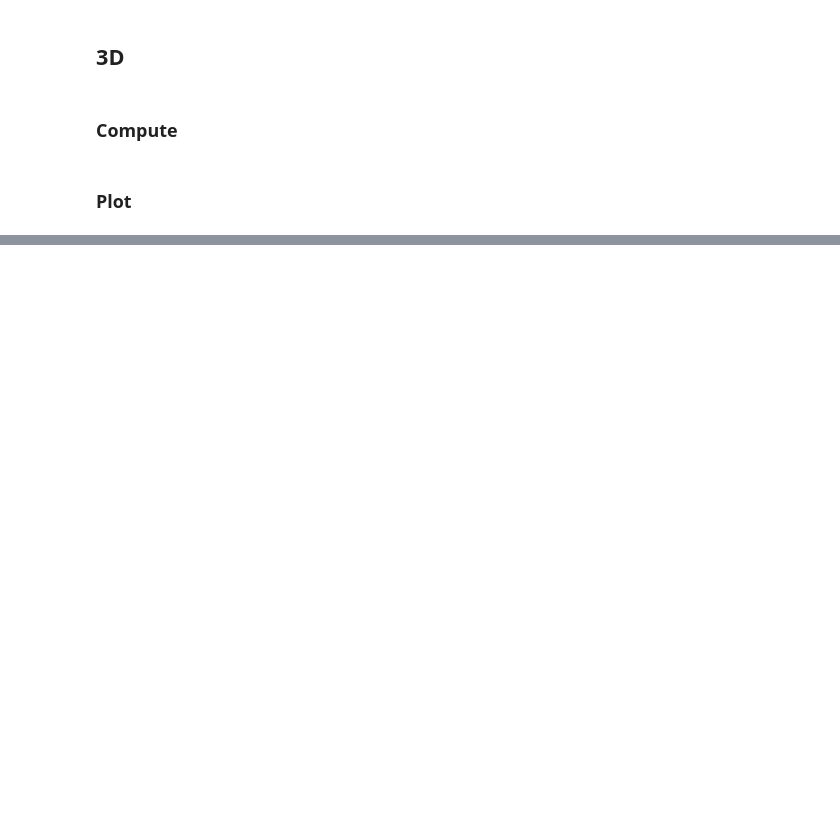
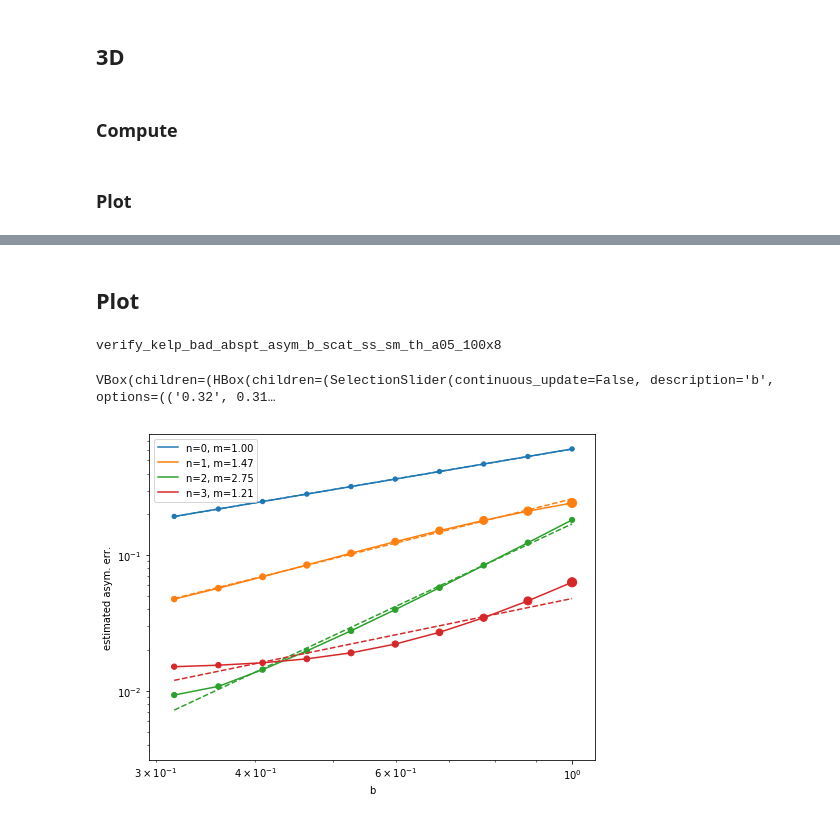
Before and after one commit to OliverEvans96/kelp, a Jupyter notebook: code/python/VerificationOfCalculations.ipynb, the cells around one changed output, grey strips where cells are left out. Drawn from its saved outputs; the diff is of its cells as text; code cells hidden in the pictures; blank space fills up the shorter version.

Commit message:
VoC dashboard, results look reasonable, but b too high

```diff
--- a/code/python/VerificationOfCalculations.ipynb
+++ b/code/python/VerificationOfCalculations.ipynb
@@ -424,0 +540,37 @@ m_err(rel) = 1.54
+# %%
+base_dir = os.path.join(os.environ['SCRATCH'], 'kelp-results')
+# base_dir = '/home/oliver/academic/research/kelp-results'
+
+ns_list = np.logspace(1, 2, 11, base=10).astype(int)
+b_list = np.logspace(-0.5, 0, 10)
+num_scatters_list = [0, 1, 2, 3]
+
+na = 8
+a_water = 0.5
+kelp_dist = 'top-heavy'
+do_fd = True
+
+study_name = 'verify_kelp_bad_abspt_asym_b_scat_ss_sm_th_a05_{}x{}'.format(max(ns_list), na)
+study_dir = os.path.join(base_dir, study_name)
+
+# TODO: Don't actually delete results
+#shutil.rmtree(os.path.join(base_dir, study_name), ignore_errors=True)
+
+combine_thread, gs_fut = kelp_compute.verify_kelp_asym_b_scat_ss_compute_scalar_metrics(
+    study_name,
+    ns_list, b_list, num_scatters_list,
+    na, a_water, kelp_dist, do_fd,
+    lis_opts=None, num_threads=None,
+    base_dir=base_dir
+)
+# %% [markdown]
+## Plot
+# %%
+study_name = 'verify_kelp_bad_abspt_asym_b_scat_ss_sm_th_a05_100x8'
+study_dir = os.path.join(base_dir, study_name)
+# %%
+print(study_name)
+db_path = os.path.join(study_dir, '{}.db'.format(study_name))
+conn = sqlite3.Connection(db_path)
+# %% [output]
+verify_kelp_bad_abspt_asym_b_scat_ss_sm_th_a05_100x8
@@ -424,0 +660,18 @@ m_err(rel) = 1.54
+# %%
+sm_dashboard(conn, study_name, ns_list=ns_list[:-1])
+# %% [output]
+VBox(children=(HBox(children=(SelectionSlider(continuous_update=False, description='b', options=(('0.32', 0.31…
+# %%
+plt.figure(figsize=(8,6))
+for i, num_scatters in enumerate(num_scatters_list):
+    m_err, b_err = robust_exp_regression(b_list, tot_err_arr[:, i])
+    plt.plot(b_list, tot_err_arr[:,i], 'C{}-'.format(i), label='n={}, m={:.2f}'.format(num_scatters, m_err))
+    plt.plot(b_list, np.exp(b_err)*np.array(b_list)**m_err, 'C{}--'.format(i))
+    plt.scatter(b_list, tot_err_arr[:,i], s=1000*(1-asym_r2_arr[:,i]))
+plt.legend()
+plt.xlabel('b')
+plt.ylabel('estimated asym. err.')
+plt.yscale('log')
+plt.xscale('log')
+# %% [output]
+[figure, added]
```
Also changed, not shown: parts of 17 cells of this notebook.
